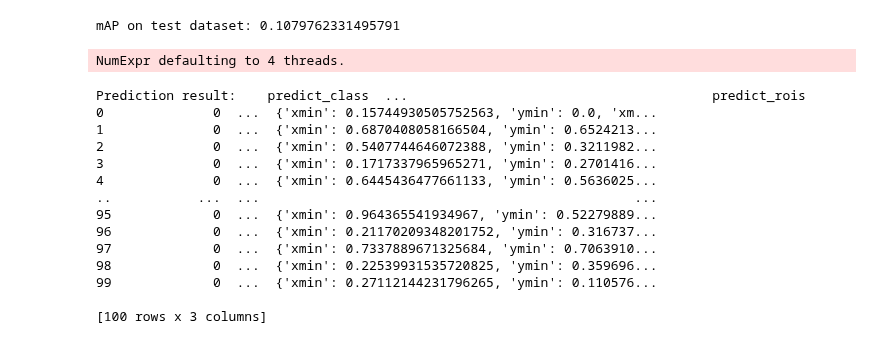
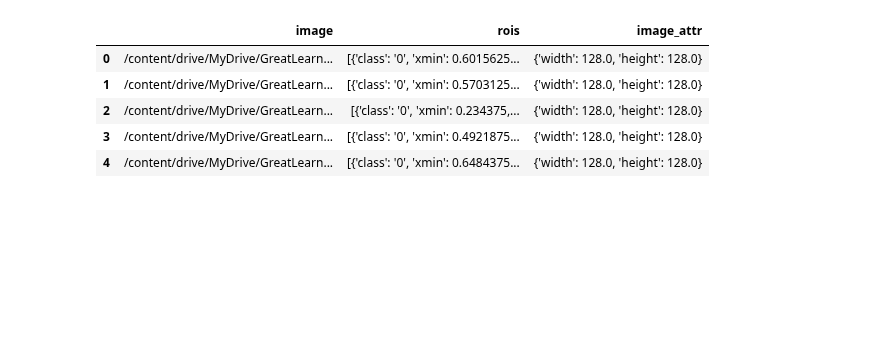
Before and after one commit to baalasangar/MLAI, a Jupyter notebook: 13_Capstone/ObjectDetection_autogluon_v1.ipynb, the cells around one changed output. Drawn from its saved outputs; the diff is of its cells as text; code cells hidden in the pictures; blank space fills up the shorter version.

```diff
--- a/13_Capstone/ObjectDetection_autogluon_v1.ipynb
+++ b/13_Capstone/ObjectDetection_autogluon_v1.ipynb
@@ -186,26 +104,10 @@ NameError: ignored
 # %%
-# Evaluation on test dataset
-dataset_test = ObjectDetector.Dataset.from_voc("/content/drive/MyDrive/GreatLearning/Captone_project/Code/Baala/autogluon/phe_dataset", splits='test')
-test_map = detector.evaluate(dataset_test)
-print("mAP on test dataset: {}".format(test_map[1][1]))
-
-# visualization
-result = detector.predict(dataset_test.iloc[0]['image'])
-print('Prediction result:', result)
+dataset_test = ObjectDetector.Dataset.from_voc("/content/drive/MyDrive/GreatLearning/Captone_project/Code/Baala/autogluon/pheno_VOC", splits='test')
+dataset_test.head()
 # %% [output]
-mAP on test dataset: 0.1079762331495791
-NumExpr defaulting to 4 threads.
-Prediction result:    predict_class  ...                                       predict_rois
-0              0  ...  {'xmin': 0.15744930505752563, 'ymin': 0.0, 'xm...
-1              0  ...  {'xmin': 0.6870408058166504, 'ymin': 0.6524213...
-2              0  ...  {'xmin': 0.5407744646072388, 'ymin': 0.3211982...
-3              0  ...  {'xmin': 0.1717337965965271, 'ymin': 0.2701416...
-4              0  ...  {'xmin': 0.6445436477661133, 'ymin': 0.5636025...
-..           ...  ...                                                ...
-95             0  ...  {'xmin': 0.964365541934967, 'ymin': 0.52279889...
-96             0  ...  {'xmin': 0.21170209348201752, 'ymin': 0.316737...
-97             0  ...  {'xmin': 0.7337889671325684, 'ymin': 0.7063910...
-98             0  ...  {'xmin': 0.22539931535720825, 'ymin': 0.359696...
-99             0  ...  {'xmin': 0.27112144231796265, 'ymin': 0.110576...
-
-[100 rows x 3 columns]
+|  | image | rois | image_attr |
+| 0 | /content/drive/MyDrive/GreatLearn... | [{'class': '0', 'xmin': 0.6015625... | {'width': 128.0, 'height': 128.0} |
+| 1 | /content/drive/MyDrive/GreatLearn... | [{'class': '0', 'xmin': 0.5703125... | {'width': 128.0, 'height': 128.0} |
+| 2 | /content/drive/MyDrive/GreatLearn... | [{'class': '0', 'xmin': 0.234375,... | {'width': 128.0, 'height': 128.0} |
+| 3 | /content/drive/MyDrive/GreatLearn... | [{'class': '0', 'xmin': 0.4921875... | {'width': 128.0, 'height': 128.0} |
+| 4 | /content/drive/MyDrive/GreatLearn... | [{'class': '0', 'xmin': 0.6484375... | {'width': 128.0, 'height': 128.0} |
```
Also changed, not shown: parts of 9 cells of this notebook.
